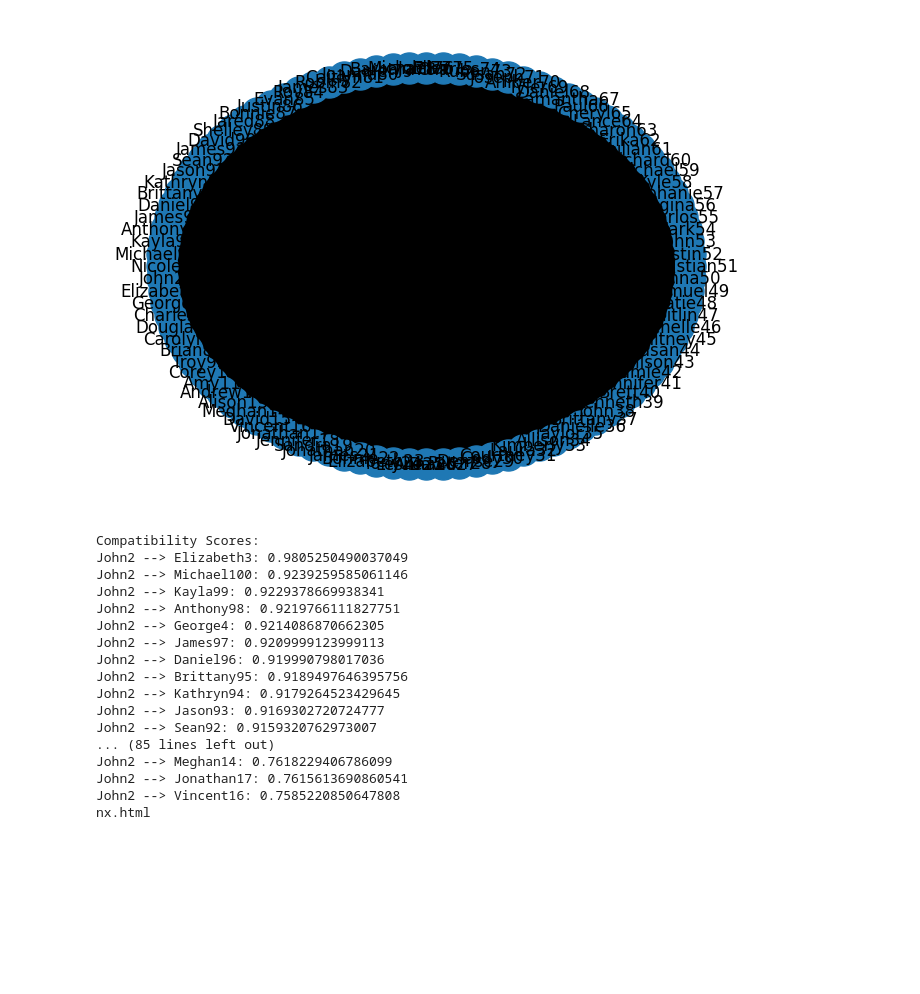
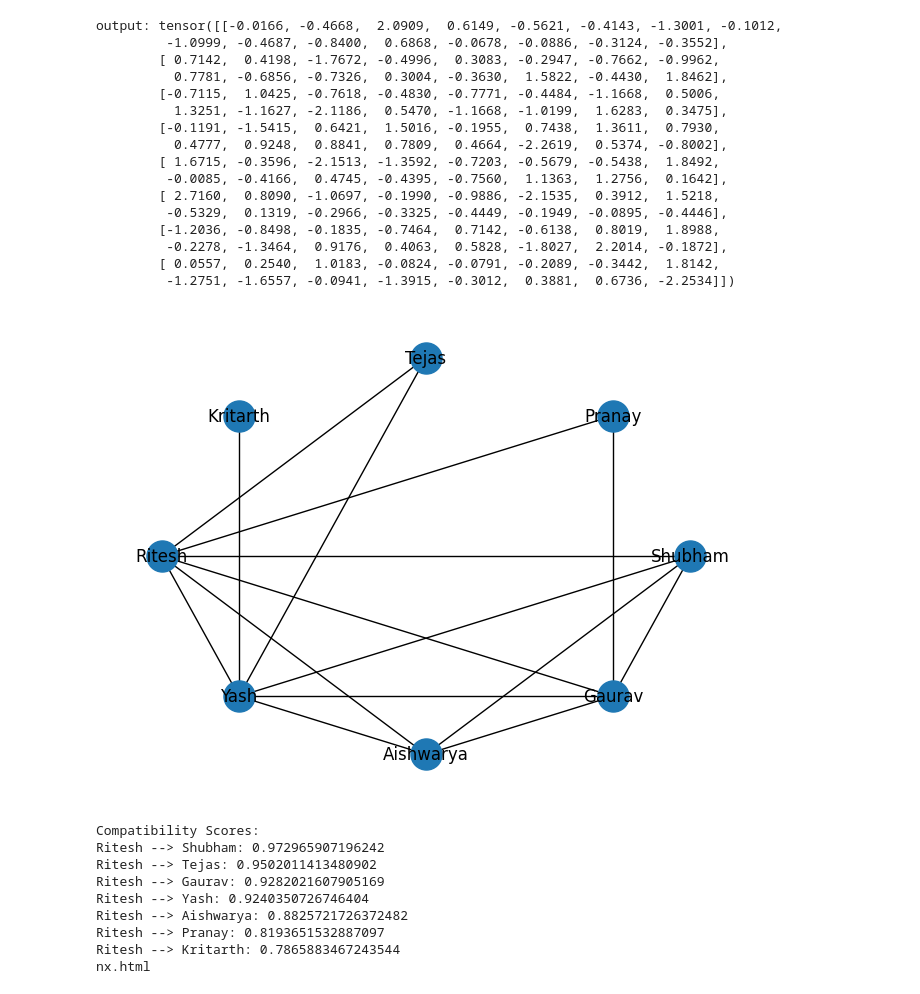
Before and after one commit to Ritesh1069/Relator_Bot, a Jupyter notebook: Main/tempy.ipynb, the cells around one changed output. Saved outputs shown, nothing was run; the diff lists cells and outputs as text; code cells hidden in the pictures; blank space fills up the shorter version.

```diff
--- a/Main/tempy.ipynb
+++ b/Main/tempy.ipynb
@@ -11,8 +11,10 @@ import numpy as np
 
 from pyvis import network as net
 
-df = pd.read_csv("/random_data.csv")
-# df = pd.read_csv("profile_dataNewest.csv")
+#df = pd.read_csv("/random_data.csv")
+df = pd.read_csv("profile_dataNewest.csv")
+
+torch.manual_seed(43)
 
 def gcn_main():
     G = nx.Graph()
@@ -44,6 +46,7 @@ def gcn_main():
     edges = list(G.edges())
 
     x = torch.randn(len(label), 16)  # Random node features
+    print("output:",x)
     edge_index = torch.tensor(edges).t().contiguous()  # Edge indices
     data = Data(x=x, edge_index=edge_index)
 
@@ -81,49 +84,57 @@ def visualize_graph(G, label, search, gcn_output):
         print("User not found.")
 
     nt = net.Network(notebook=True, cdn_resources='remote', height="900px", width="100%", bgcolor="#222222", font_color="white")
     nt.barnes_hut()
     nt.from_nx(G, default_node_size=100, show_edge_weights=True, edge_scaling=True)
     neighbor_map = nt.get_adj_list()
 
     for node in nt.nodes:
-        node["title"] += " Neighbors: <br>" + " <br> ".join(str(neighbor_map[node["id"]]))
+        node["title"] += " Neighbors: \n" + " ".join(str(neighbor_map[node["id"]]))
         node["value"] = len(neighbor_map[node["id"]])
 
     nt.prep_notebook()
     nt.show('nx.html')
 
 def get_score(G, label, user_index, gcn_output, search):
     user_score = {}
     user_embedding = gcn_output[user_index].detach().numpy()
     for other_user_index in range(len(label)):
         if user_index != other_user_index:
             other_user_embedding = gcn_output[other_user_index].detach().numpy()
             similarity_score = float(
                 1.0 / (1.0 + np.linalg.norm(user_embedding - other_user_embedding))  # Cosine similarity
             )
             user_score[other_user_index] = similarity_score
 
     print("Compatibility Scores: ")
     for user, score in sorted(user_score.items(), key=lambda x: x[1], reverse=True):
         print(f"{label[user_index]} --> {label[user]}: {score}")
 
 gcn_main()
 # %% [output]
+output: tensor([[-0.0166, -0.4668,  2.0909,  0.6149, -0.5621, -0.4143, -1.3001, -0.1012,
+         -1.0999, -0.4687, -0.8400,  0.6868, -0.0678, -0.0886, -0.3124, -0.3552],
+        [ 0.7142,  0.4198, -1.7672, -0.4996,  0.3083, -0.2947, -0.7662, -0.9962,
+          0.7781, -0.6856, -0.7326,  0.3004, -0.3630,  1.5822, -0.4430,  1.8462],
+        [-0.7115,  1.0425, -0.7618, -0.4830, -0.7771, -0.4484, -1.1668,  0.5006,
+          1.3251, -1.1627, -2.1186,  0.5470, -1.1668, -1.0199,  1.6283,  0.3475],
+        [-0.1191, -1.5415,  0.6421,  1.5016, -0.1955,  0.7438,  1.3611,  0.7930,
+          0.4777,  0.9248,  0.8841,  0.7809,  0.4664, -2.2619,  0.5374, -0.8002],
+        [ 1.6715, -0.3596, -2.1513, -1.3592, -0.7203, -0.5679, -0.5438,  1.8492,
+         -0.0085, -0.4166,  0.4745, -0.4395, -0.7560,  1.1363,  1.2756,  0.1642],
+        [ 2.7160,  0.8090, -1.0697, -0.1990, -0.9886, -2.1535,  0.3912,  1.5218,
+         -0.5329,  0.1319, -0.2966, -0.3325, -0.4449, -0.1949, -0.0895, -0.4446],
+        [-1.2036, -0.8498, -0.1835, -0.7464,  0.7142, -0.6138,  0.8019,  1.8988,
+         -0.2278, -1.3464,  0.9176,  0.4063,  0.5828, -1.8027,  2.2014, -0.1872],
+        [ 0.0557,  0.2540,  1.0183, -0.0824, -0.0791, -0.2089, -0.3442,  1.8142,
+         -1.2751, -1.6557, -0.0941, -1.3915, -0.3012,  0.3881,  0.6736, -2.2534]])
-[figure, old version]
+[figure, new version]
-Compatibility Scores:
-John2 --> Elizabeth3: 0.9805250490037049
-John2 --> Michael100: 0.9239259585061146
-John2 --> Kayla99: 0.9229378669938341
-John2 --> Anthony98: 0.9219766111827751
-John2 --> George4: 0.9214086870662305
-John2 --> James97: 0.9209999123999113
-John2 --> Daniel96: 0.919990798017036
-John2 --> Brittany95: 0.9189497646395756
-John2 --> Kathryn94: 0.9179264523429645
-John2 --> Jason93: 0.9169302720724777
-John2 --> Sean92: 0.9159320762973007
-... (85 lines left out)
-John2 --> Meghan14: 0.7618229406786099
-John2 --> Jonathan17: 0.7615613690860541
-John2 --> Vincent16: 0.7585220850647808
-nx.html
+Compatibility Scores:
+Ritesh --> Shubham: 0.972965907196242
+Ritesh --> Tejas: 0.9502011413480902
+Ritesh --> Gaurav: 0.9282021607905169
+Ritesh --> Yash: 0.9240350726746404
+Ritesh --> Aishwarya: 0.8825721726372482
+Ritesh --> Pranay: 0.8193651532887097
+Ritesh --> Kritarth: 0.7865883467243544
+nx.html
```
Also changed, not shown: 1 other file.
